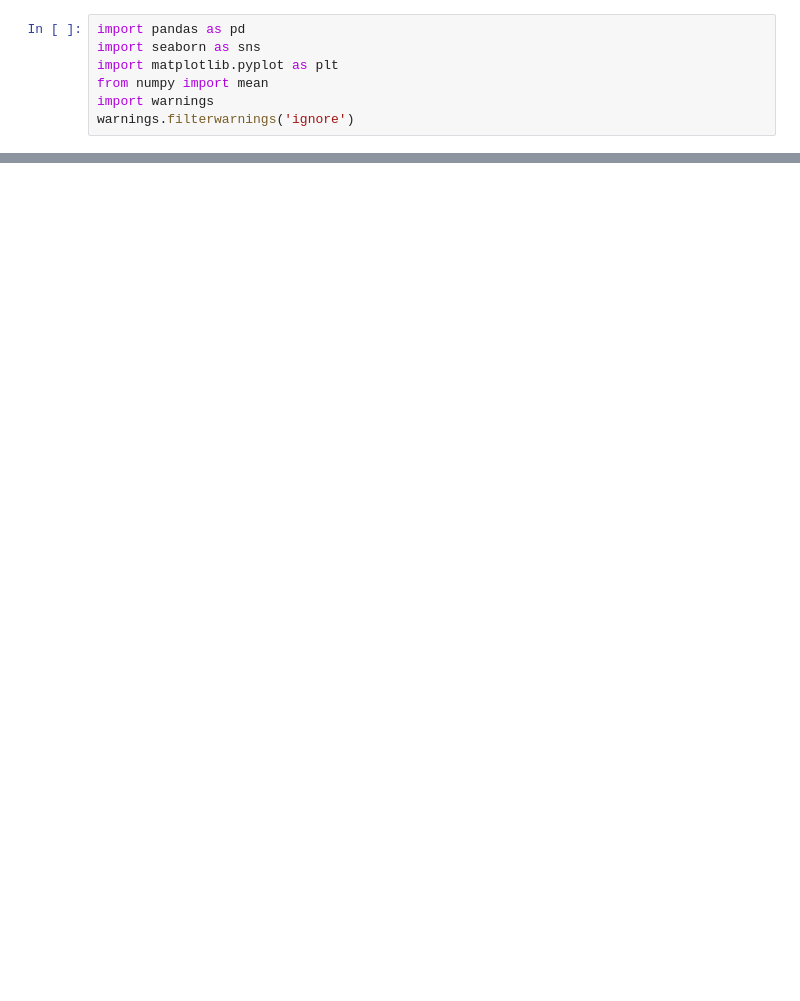
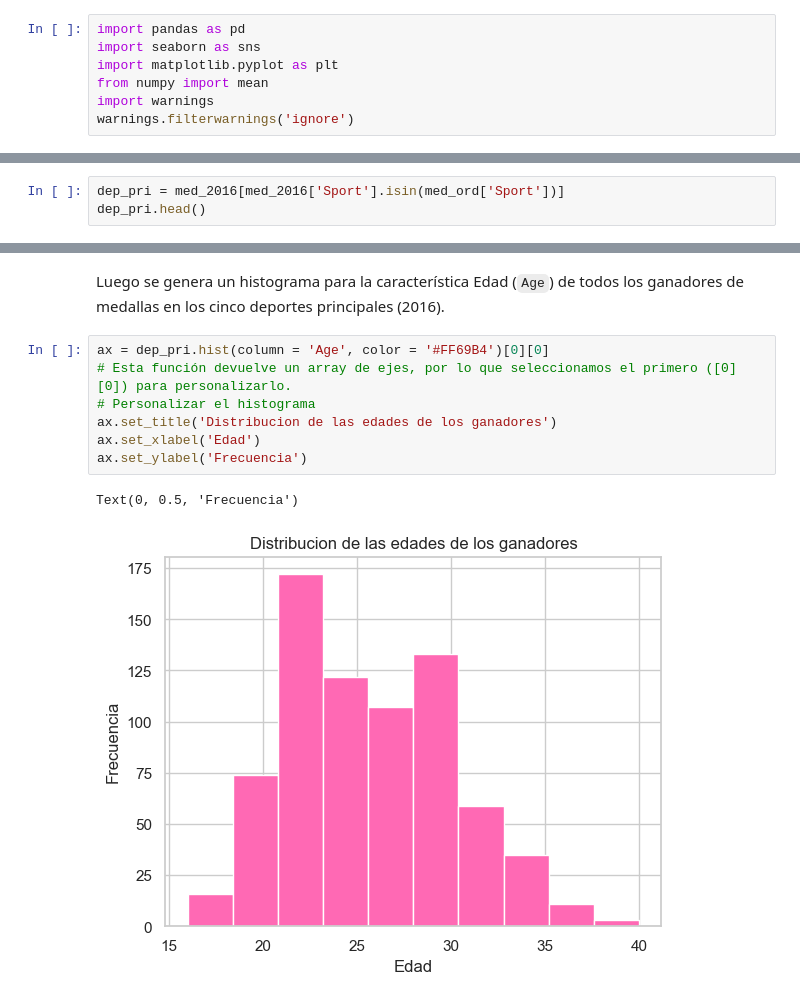
Before and after one commit to kmarcela11/VisualizacionCorte1, a Jupyter notebook: _sources/Ejercicio1.ipynb, the cells around one changed output, grey strips where cells are left out. Saved outputs shown, nothing was run; the diff lists cells and outputs as text; blank space fills up the shorter version.

```diff
--- a/_sources/Ejercicio1.ipynb
+++ b/_sources/Ejercicio1.ipynb
@@ -170,0 +95,3 @@ Genere un gráfico de barras que indique el peso medio de los jugadores, clasifi
+# %%
+dep_pri = med_2016[med_2016['Sport'].isin(med_ord['Sport'])]
+dep_pri.head()
@@ -170,0 +105,12 @@ Genere un gráfico de barras que indique el peso medio de los jugadores, clasifi
+# %% [markdown]
+Luego se genera un histograma para la característica Edad (`Age`) de todos los ganadores de medallas en los cinco deportes principales (2016).
+# %%
+ax = dep_pri.hist(column = 'Age', color = '#FF69B4')[0][0]
+# Esta función devuelve un array de ejes, por lo que seleccionamos el primero ([0][0]) para personalizarlo.
+# Personalizar el histograma
+ax.set_title('Distribucion de las edades de los ganadores')
+ax.set_xlabel('Edad')
+ax.set_ylabel('Frecuencia')
+# %% [output]
+Text(0, 0.5, 'Frecuencia')
+[figure, added]
```
Also changed, not shown: parts of 51 cells of this notebook, 10 other files.
